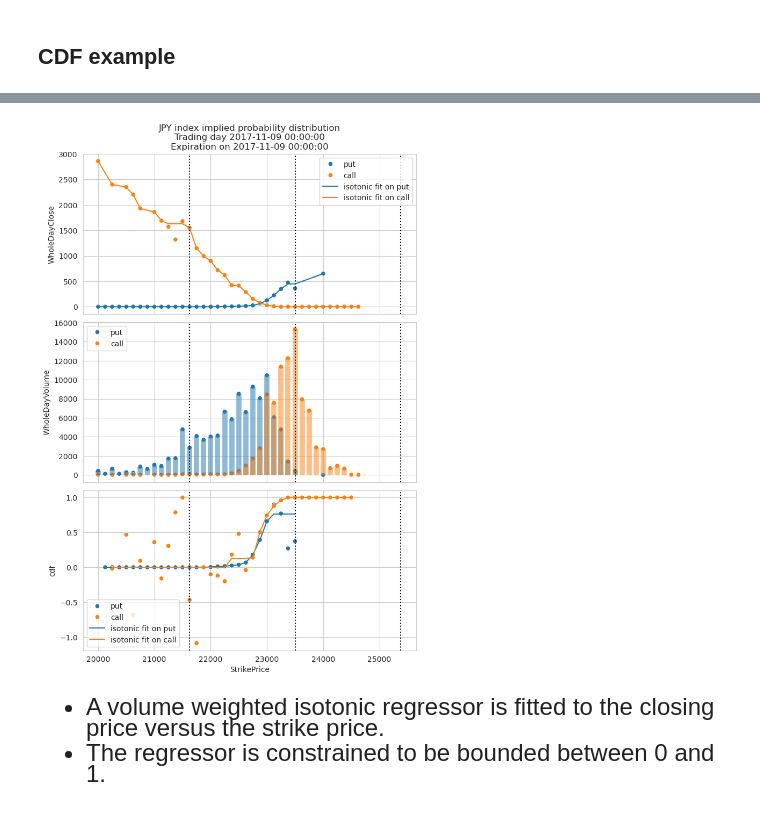
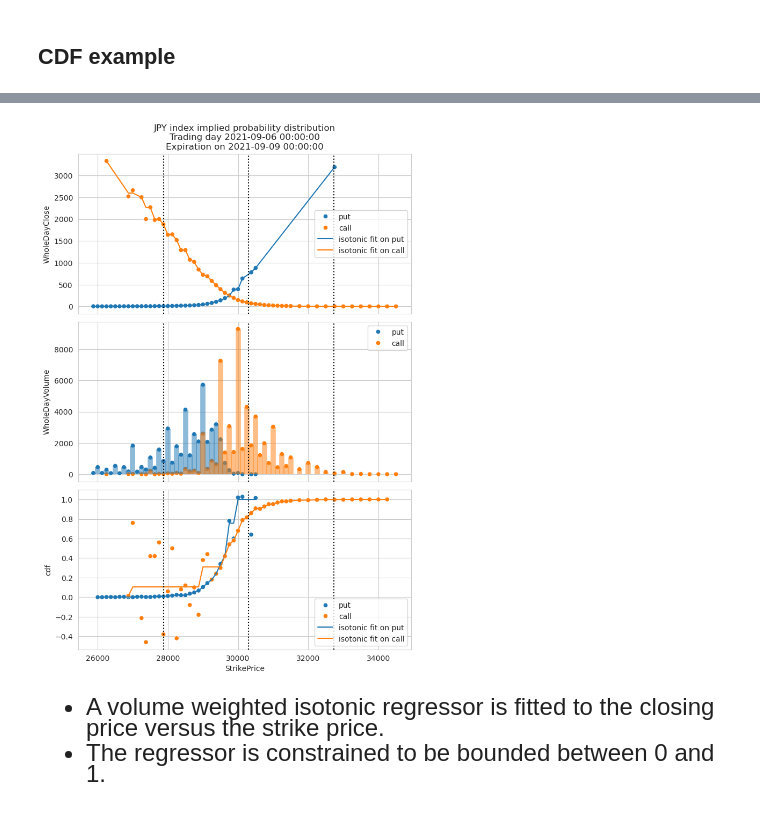
Before and after one commit to FlyingCurryMonster/JPY-equities, a Jupyter notebook: implied-probability-distributions.ipynb, the cells around one changed output, grey strips where cells are left out. Drawn from its saved outputs; the diff is of its cells as text; code cells hidden in the pictures.

Commit message:
loaded a different cdf example

```diff
--- a/implied-probability-distributions.ipynb
+++ b/implied-probability-distributions.ipynb
@@ -460,7 +460,7 @@ def legend_relabel(axes, desired_labels: list):
 
 # 13 has a good example of going below the limits
 # example 300 seems well behaved
-example_number = 6
+example_number = 300
 example = chain_list.index[example_number]
 print(example[:-1])
 df = options.loc[example[:-1]]
@@ -501,4 +501,4 @@ Interest rate is:  0.35999999999999993 Spread in the rate is: 2.1852793414608445
-[figure, old version]
+[figure, new version]
 # %% [markdown]
 <font size =5>
 
```
Also changed, not shown: parts of 1 cell of this notebook.
